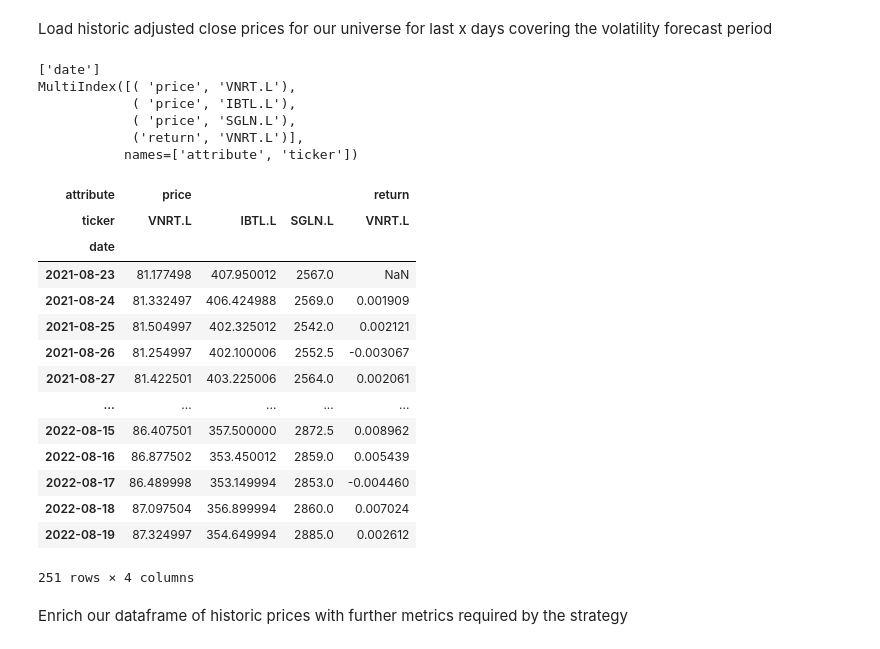
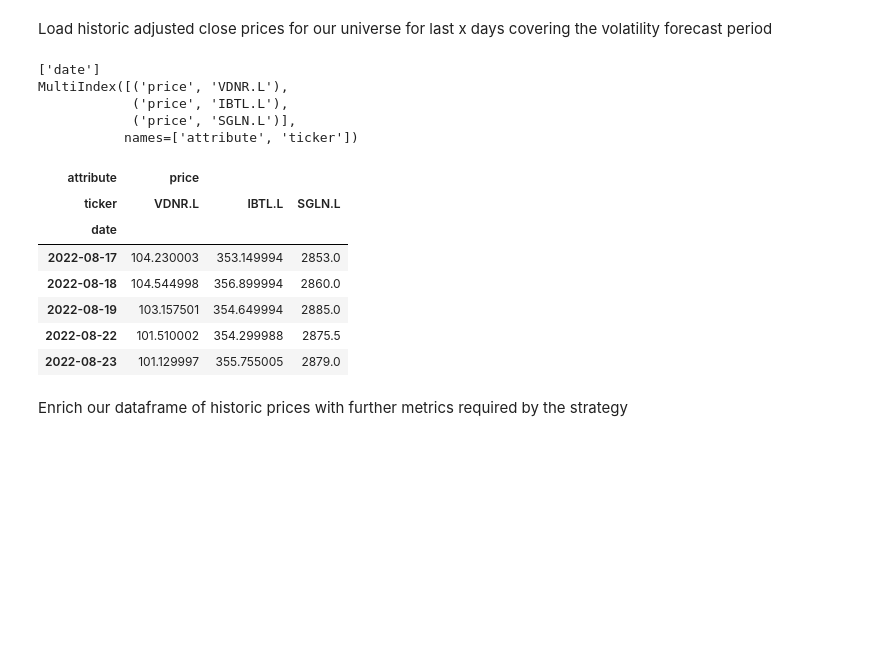
Before and after one commit to eliekawerk/alphabook, a Jupyter notebook: rp3.ipynb, the cells around one changed output. Cells and saved outputs as stored; diff of their text form; code cells hidden in the pictures; blank space fills up the shorter version.

```diff
--- a/rp3.ipynb
+++ b/rp3.ipynb
@@ -11,16 +11,18 @@ import pandas as pd
 import pandas_datareader as pdr
 import matplotlib.pyplot as plt
 
+pd.options.mode.chained_assignment = None
+
 # Map asset class to instrument
-equity_ticker = 'VNRT.L'
+equity_ticker = 'VDNR.L'
 bond_ticker = 'IBTL.L'
 gold_ticker = 'SGLN.L'
 universe_tickers = [equity_ticker, bond_ticker, gold_ticker]
 
 # Volatility targets for each asset class
-equity_vol_target = 0.3
-bond_vol_target = 0.3
-gold_vol_target = 0.3
+equity_vol_target = 0.03
+bond_vol_target = 0.03
+gold_vol_target = 0.03
 
 # Calendar days to load data for each asset class
 hist_price_period_days = 365
@@ -33,64 +35,38 @@ portfolio_value = 1000
 Load historic adjusted close prices for our universe for last x days covering the volatility forecast period
 # %%
 # Set period to load data, noting these are calendar days not trading days
-period = datetime.date.today()
+period = datetime.datetime.utcnow()
 period_start = period - datetime.timedelta(days=hist_price_period_days)
 
 # Get daily adjusted close data from Yahoo Finance for our universe
 prices_df = pdr.get_data_yahoo(universe_tickers, start=period_start, end=period)[['Adj Close']]
-#for ticker in universe_tickers:
- #   tmp_df = pdr.get_data_yahoo(ticker, start=period_start, end=period)[['Adj Close']]
-  #  tmp_df['Ticker'] = ticker
-   # prices_df = pd.concat([prices_df, tmp_df])
 
-# Validate data
-#print(prices_df.tail(5))
-#print(prices_df.isnull().sum())
-#print(prices_df.groupby('ticker')['adj_close'].agg(['count']))
-
-# Standardize col names
-#prices_df.index = prices_df.index.rename('date')
-#prices_df.columns = ['price', 'ticker']
-
-# Flatten the columns multi-index
-#prices_df = prices_df.pivot_table(index='date', columns='ticker', values=['price'])
-#prices_df.columns = [col[1] for col in prices_df.columns.values]
-
+# Standardize names
 prices_df = prices_df.rename_axis(columns={'Attributes': 'attribute', 'Symbols': 'ticker'})
 prices_df = prices_df.rename_axis(index={'Date': 'date'})
 prices_df = prices_df.rename(columns={'Adj Close': 'price'})
-
-#prices_df = prices_df.rename(str.lower, axis='columns')
-
-
-prices_df['return', 'VNRT.L'] = prices_df['price', 'VNRT.L'].pct_change()
-
 print(prices_df.index.names)
-
 print(prices_df.columns)
 
-prices_df
+# Save price data to local feather file
+feather_prep_df = prices_df.reset_index()
+feather_prep_df.columns = feather_prep_df.columns.map(str)
+feather_prep_df.to_feather("./prices.feather")
+
+prices_df.tail(5)
 # %% [output]
 ['date']
-MultiIndex([( 'price', 'VNRT.L'),
-            ( 'price', 'IBTL.L'),
-            ( 'price', 'SGLN.L'),
-            ('return', 'VNRT.L')],
+MultiIndex([('price', 'VDNR.L'),
+            ('price', 'IBTL.L'),
+            ('price', 'SGLN.L')],
            names=['attribute', 'ticker'])
-| attribute | price |  |  | return |
-| ticker | VNRT.L | IBTL.L | SGLN.L | VNRT.L |
-| date |  |  |  |  |
-| 2021-08-23 | 81.177498 | 407.950012 | 2567.0 | NaN |
-| 2021-08-24 | 81.332497 | 406.424988 | 2569.0 | 0.001909 |
-| 2021-08-25 | 81.504997 | 402.325012 | 2542.0 | 0.002121 |
-| 2021-08-26 | 81.254997 | 402.100006 | 2552.5 | -0.003067 |
-| 2021-08-27 | 81.422501 | 403.225006 | 2564.0 | 0.002061 |
-| ... | ... | ... | ... | ... |
-| 2022-08-15 | 86.407501 | 357.500000 | 2872.5 | 0.008962 |
-| 2022-08-16 | 86.877502 | 353.450012 | 2859.0 | 0.005439 |
-| 2022-08-17 | 86.489998 | 353.149994 | 2853.0 | -0.004460 |
-| 2022-08-18 | 87.097504 | 356.899994 | 2860.0 | 0.007024 |
-| 2022-08-19 | 87.324997 | 354.649994 | 2885.0 | 0.002612 |
+| attribute | price |  |  |
+| ticker | VDNR.L | IBTL.L | SGLN.L |
+| date |  |  |  |
+| 2022-08-17 | 104.230003 | 353.149994 | 2853.0 |
+| 2022-08-18 | 104.544998 | 356.899994 | 2860.0 |
+| 2022-08-19 | 103.157501 | 354.649994 | 2885.0 |
+| 2022-08-22 | 101.510002 | 354.299988 | 2875.5 |
+| 2022-08-23 | 101.129997 | 355.755005 | 2879.0 |
-251 rows × 4 columns
 # %% [markdown]
 Enrich our dataframe of historic prices with further metrics required by the strategy
```
Also changed, not shown: parts of 4 cells of this notebook, 2 other files.
